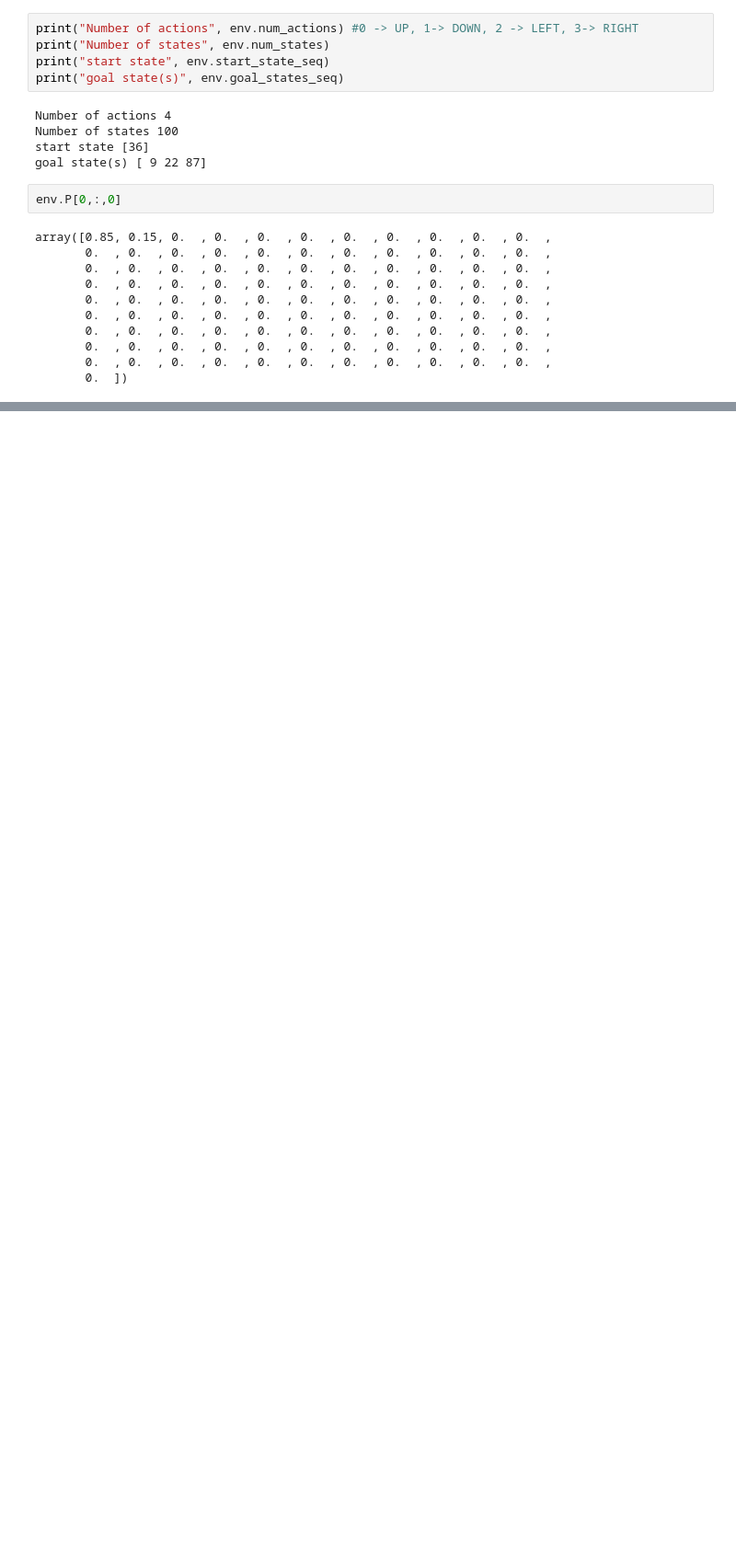
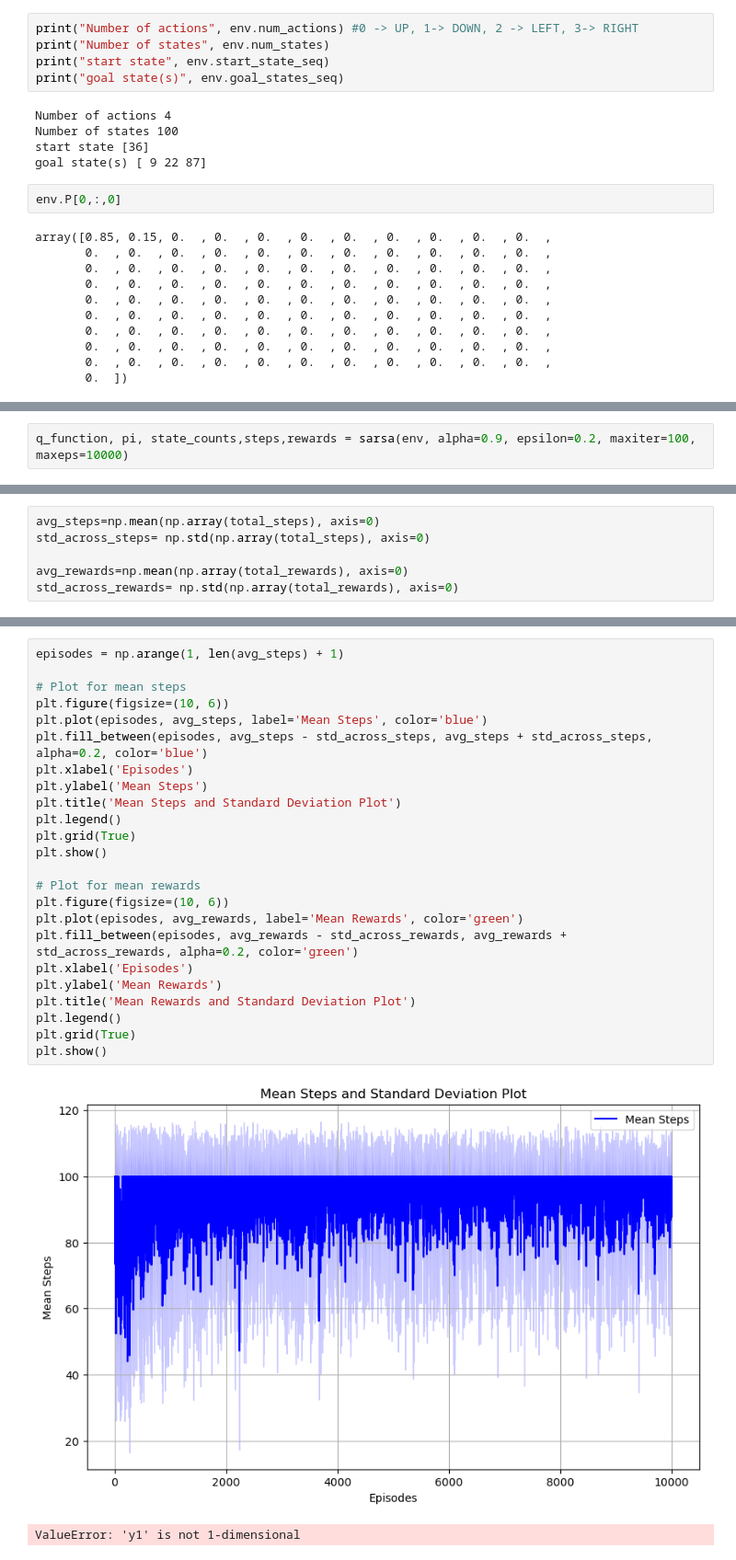
Before and after one commit to UltimateSwampfire/CS6700, a Jupyter notebook: Assignments/PA1/GridWorld_PA1.ipynb, the cells around one changed output, grey strips where cells are left out. Shown at 92% size. Drawn from its saved outputs; the diff is of its cells as text; blank space fills up the shorter version.

```diff
--- a/Assignments/PA1/GridWorld_PA1.ipynb
+++ b/Assignments/PA1/GridWorld_PA1.ipynb
@@ -250,0 +259,2 @@ array([0.85, 0.15, 0.  , 0.  , 0.  , 0.  , 0.  , 0.  , 0.  , 0.  , 0.  ,
+# %%
+q_function, pi, state_counts,steps,rewards = sarsa(env, alpha=0.9, epsilon=0.2, maxiter=100, maxeps=10000)
@@ -250,0 +340,6 @@ array([0.85, 0.15, 0.  , 0.  , 0.  , 0.  , 0.  , 0.  , 0.  , 0.  , 0.  ,
+# %%
+avg_steps=np.mean(np.array(total_steps), axis=0)
+std_across_steps= np.std(np.array(total_steps), axis=0)
+
+avg_rewards=np.mean(np.array(total_rewards), axis=0)
+std_across_rewards= np.std(np.array(total_rewards), axis=0)
@@ -250,0 +356,27 @@ array([0.85, 0.15, 0.  , 0.  , 0.  , 0.  , 0.  , 0.  , 0.  , 0.  , 0.  ,
+# %%
+episodes = np.arange(1, len(avg_steps) + 1)
+
+# Plot for mean steps
+plt.figure(figsize=(10, 6))
+plt.plot(episodes, avg_steps, label='Mean Steps', color='blue')
+plt.fill_between(episodes, avg_steps - std_across_steps, avg_steps + std_across_steps, alpha=0.2, color='blue')
+plt.xlabel('Episodes')
+plt.ylabel('Mean Steps')
+plt.title('Mean Steps and Standard Deviation Plot')
+plt.legend()
+plt.grid(True)
+plt.show()
+
+# Plot for mean rewards
+plt.figure(figsize=(10, 6))
+plt.plot(episodes, avg_rewards, label='Mean Rewards', color='green')
+plt.fill_between(episodes, avg_rewards - std_across_rewards, avg_rewards + std_across_rewards, alpha=0.2, color='green')
+plt.xlabel('Episodes')
+plt.ylabel('Mean Rewards')
+plt.title('Mean Rewards and Standard Deviation Plot')
+plt.legend()
+plt.grid(True)
+plt.show()
+# %% [output]
+[figure, added]
+ValueError: 'y1' is not 1-dimensional
```
Also changed, not shown: parts of 19 cells of this notebook, 1 other file.
